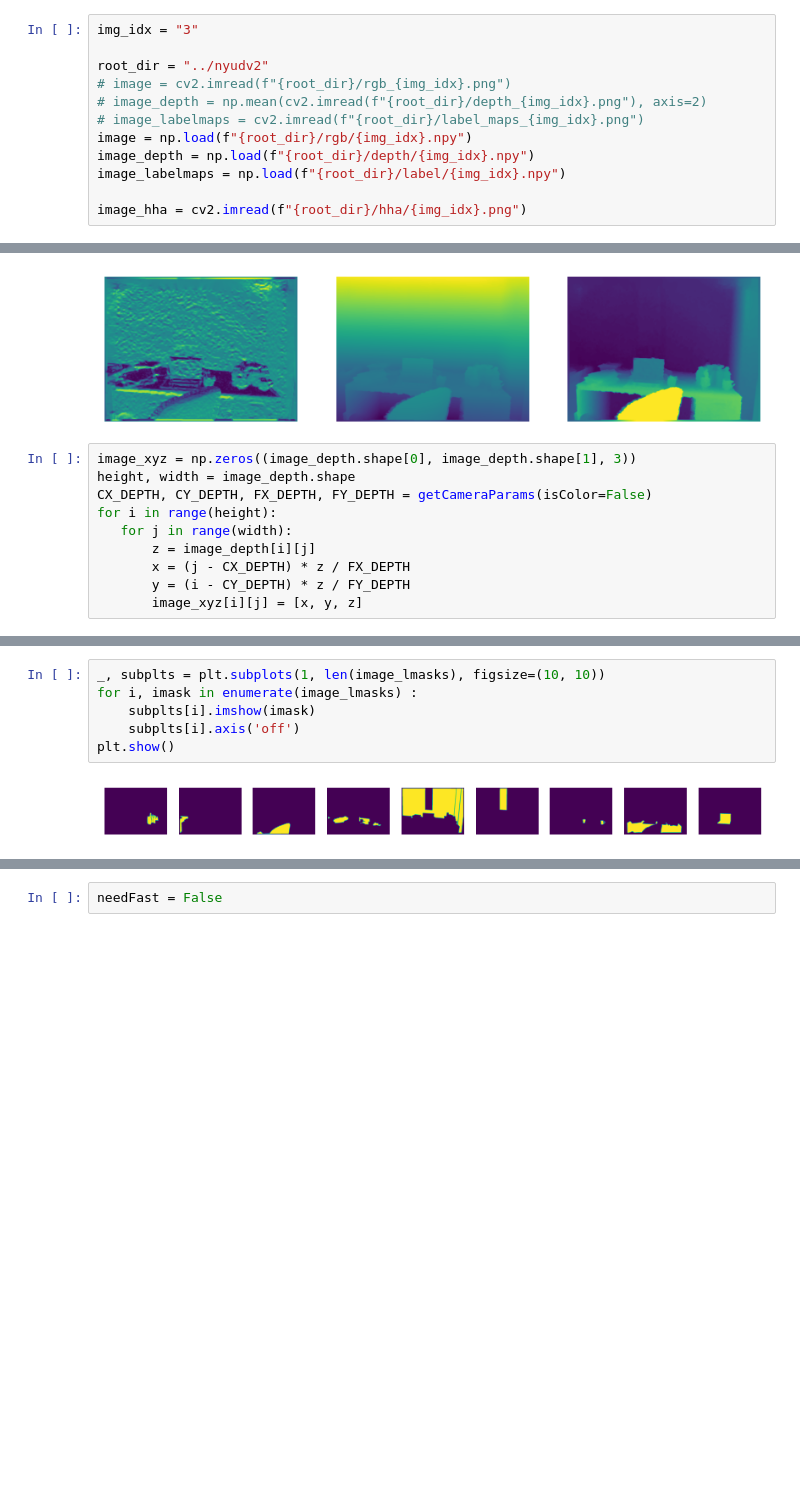
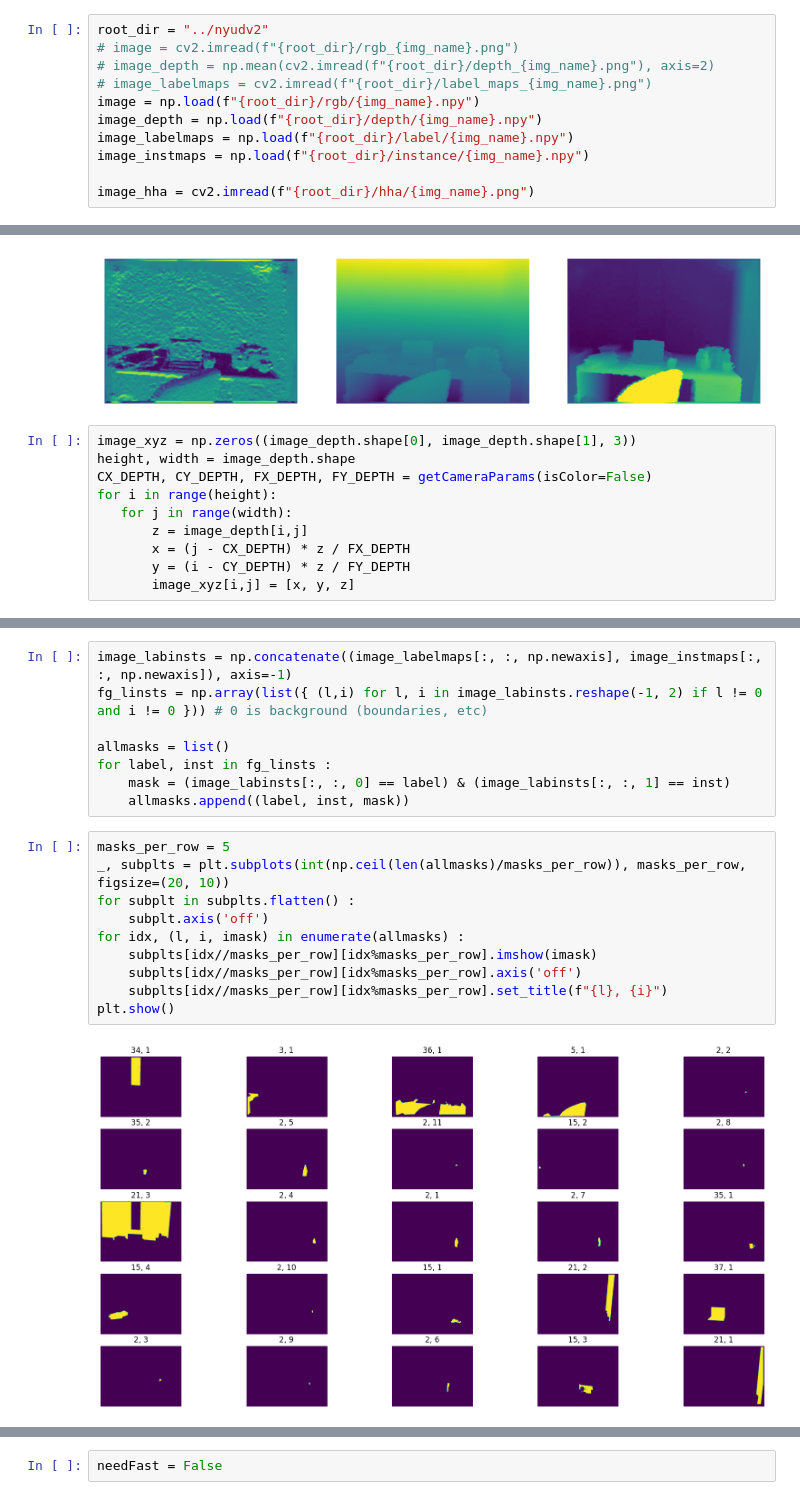
Before and after one commit to ek234/RCNN-depth-py, a Jupyter notebook: region_proposal/selectivesearch.ipynb, the cells around one changed output, grey strips where cells are left out. Drawn from its saved outputs; the diff is of its cells as text; blank space fills up the shorter version.

```diff
--- a/region_proposal/selectivesearch.ipynb
+++ b/region_proposal/selectivesearch.ipynb
@@ -40,17 +46,16 @@ def getCameraParams ( isColor: bool ) :
         return cx_rgb, cy_rgb, fx_rgb, fy_rgb
     return cx_d, cy_d, fx_d, fy_d
 # %%
-img_idx = "3"
+root_dir = "../nyudv2"
+# image = cv2.imread(f"{root_dir}/rgb_{img_name}.png")
+# image_depth = np.mean(cv2.imread(f"{root_dir}/depth_{img_name}.png"), axis=2)
+# image_labelmaps = cv2.imread(f"{root_dir}/label_maps_{img_name}.png")
+image = np.load(f"{root_dir}/rgb/{img_name}.npy")
+image_depth = np.load(f"{root_dir}/depth/{img_name}.npy")
+image_labelmaps = np.load(f"{root_dir}/label/{img_name}.npy")
+image_instmaps = np.load(f"{root_dir}/instance/{img_name}.npy")
 
-root_dir = "../nyudv2"
-# image = cv2.imread(f"{root_dir}/rgb_{img_idx}.png")
-# image_depth = np.mean(cv2.imread(f"{root_dir}/depth_{img_idx}.png"), axis=2)
-# image_labelmaps = cv2.imread(f"{root_dir}/label_maps_{img_idx}.png")
-image = np.load(f"{root_dir}/rgb/{img_idx}.npy")
-image_depth = np.load(f"{root_dir}/depth/{img_idx}.npy")
-image_labelmaps = np.load(f"{root_dir}/label/{img_idx}.npy")
-
-image_hha = cv2.imread(f"{root_dir}/hha/{img_idx}.png")
+image_hha = cv2.imread(f"{root_dir}/hha/{img_name}.png")
 # %%
 print(image.shape)
 print(image_depth.shape)
@@ -89,10 +96,10 @@ height, width = image_depth.shape
 CX_DEPTH, CY_DEPTH, FX_DEPTH, FY_DEPTH = getCameraParams(isColor=False)
 for i in range(height):
    for j in range(width):
-       z = image_depth[i][j]
+       z = image_depth[i,j]
        x = (j - CX_DEPTH) * z / FX_DEPTH
        y = (i - CY_DEPTH) * z / FY_DEPTH
-       image_xyz[i][j] = [x, y, z]
+       image_xyz[i,j] = [x, y, z]
 # %%
 down = image_hha[:, :, 0] < 255/3
 horiz = ( 255/3 <= image_hha[:, :, 0] ) & ( image_hha[:, :, 0] < 2*255/3 )
@@ -113,8 +118,20 @@ image_lmasks = [ image_labelmaps == label for label in np.unique(image_labelmaps
+# %%
+image_labinsts = np.concatenate((image_labelmaps[:, :, np.newaxis], image_instmaps[:, :, np.newaxis]), axis=-1)
+fg_linsts = np.array(list({ (l,i) for l, i in image_labinsts.reshape(-1, 2) if l != 0 and i != 0 })) # 0 is background (boundaries, etc)
+
+allmasks = list()
+for label, inst in fg_linsts :
+    mask = (image_labinsts[:, :, 0] == label) & (image_labinsts[:, :, 1] == inst)
+    allmasks.append((label, inst, mask))
 # %%
-_, subplts = plt.subplots(1, len(image_lmasks), figsize=(10, 10))
-for i, imask in enumerate(image_lmasks) :
-    subplts[i].imshow(imask)
-    subplts[i].axis('off')
+masks_per_row = 5
+_, subplts = plt.subplots(int(np.ceil(len(allmasks)/masks_per_row)), masks_per_row, figsize=(20, 10))
+for subplt in subplts.flatten() :
+    subplt.axis('off')
+for idx, (l, i, imask) in enumerate(allmasks) :
+    subplts[idx//masks_per_row][idx%masks_per_row].imshow(imask)
+    subplts[idx//masks_per_row][idx%masks_per_row].axis('off')
+    subplts[idx//masks_per_row][idx%masks_per_row].set_title(f"{l}, {i}")
 plt.show()
 # %% [output]
-[figure, old version]
+[figure, new version]
```
Also changed, not shown: parts of 20 cells of this notebook.
